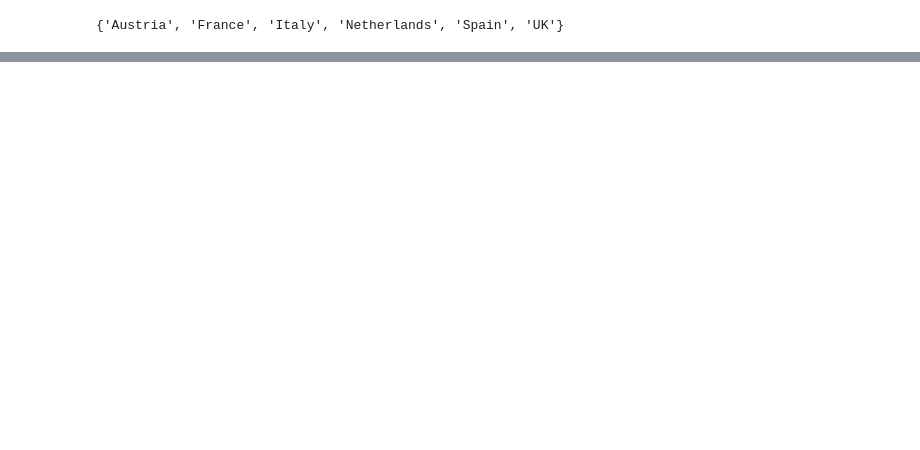
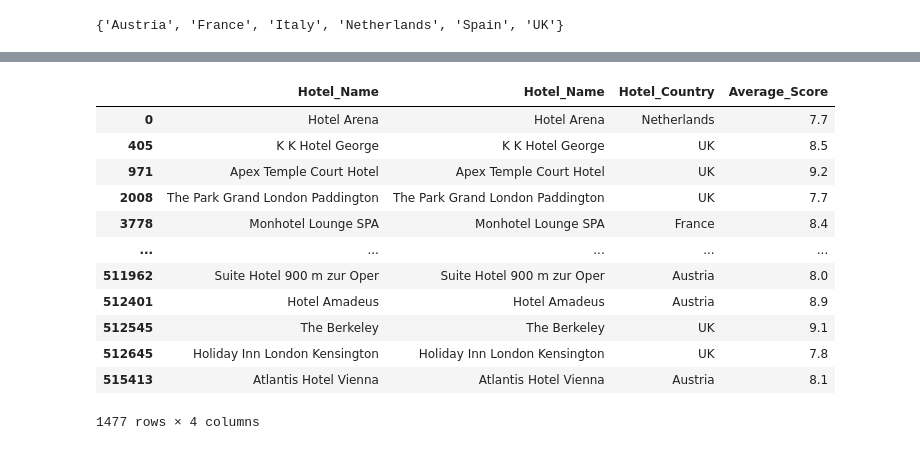
Before and after one commit to benitomartin/de-hotel-reviews, a Jupyter notebook: notebooks/EDA.ipynb, the cells around one changed output, grey strips where cells are left out. Cells and saved outputs as stored; diff of their text form; code cells hidden in the pictures; blank space fills up the shorter version.

```diff
--- a/notebooks/EDA.ipynb
+++ b/notebooks/EDA.ipynb
@@ -175,0 +202,19 @@ set(df['Hotel_Country'])
+# %%
+df_hotels = df[["Hotel_Name", "Hotel_Name", "Hotel_Country", "Average_Score"]]
+# %%
+df_hotels_clean = df_hotels.drop_duplicates()
+df_hotels_clean
+# %% [output]
+|  | Hotel_Name | Hotel_Name | Hotel_Country | Average_Score |
+| 0 | Hotel Arena | Hotel Arena | Netherlands | 7.7 |
+| 405 | K K Hotel George | K K Hotel George | UK | 8.5 |
+| 971 | Apex Temple Court Hotel | Apex Temple Court Hotel | UK | 9.2 |
+| 2008 | The Park Grand London Paddington | The Park Grand London Paddington | UK | 7.7 |
+| 3778 | Monhotel Lounge SPA | Monhotel Lounge SPA | France | 8.4 |
+| ... | ... | ... | ... | ... |
+| 511962 | Suite Hotel 900 m zur Oper | Suite Hotel 900 m zur Oper | Austria | 8.0 |
+| 512401 | Hotel Amadeus | Hotel Amadeus | Austria | 8.9 |
+| 512545 | The Berkeley | The Berkeley | UK | 9.1 |
+| 512645 | Holiday Inn London Kensington | Holiday Inn London Kensington | UK | 7.8 |
+| 515413 | Atlantis Hotel Vienna | Atlantis Hotel Vienna | Austria | 8.1 |
+1477 rows × 4 columns
```
Also changed, not shown: parts of 4 cells of this notebook, 4 other files.
